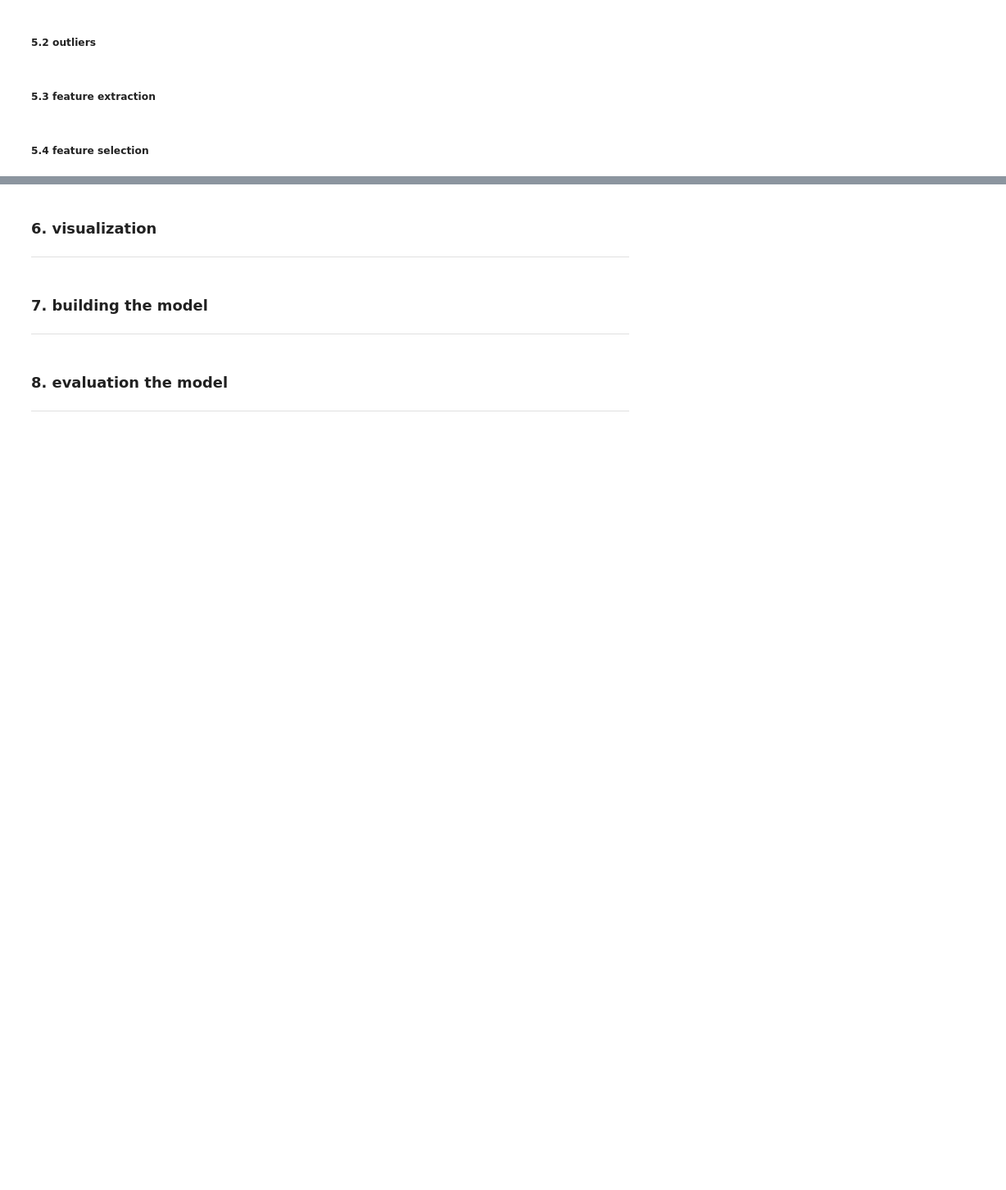
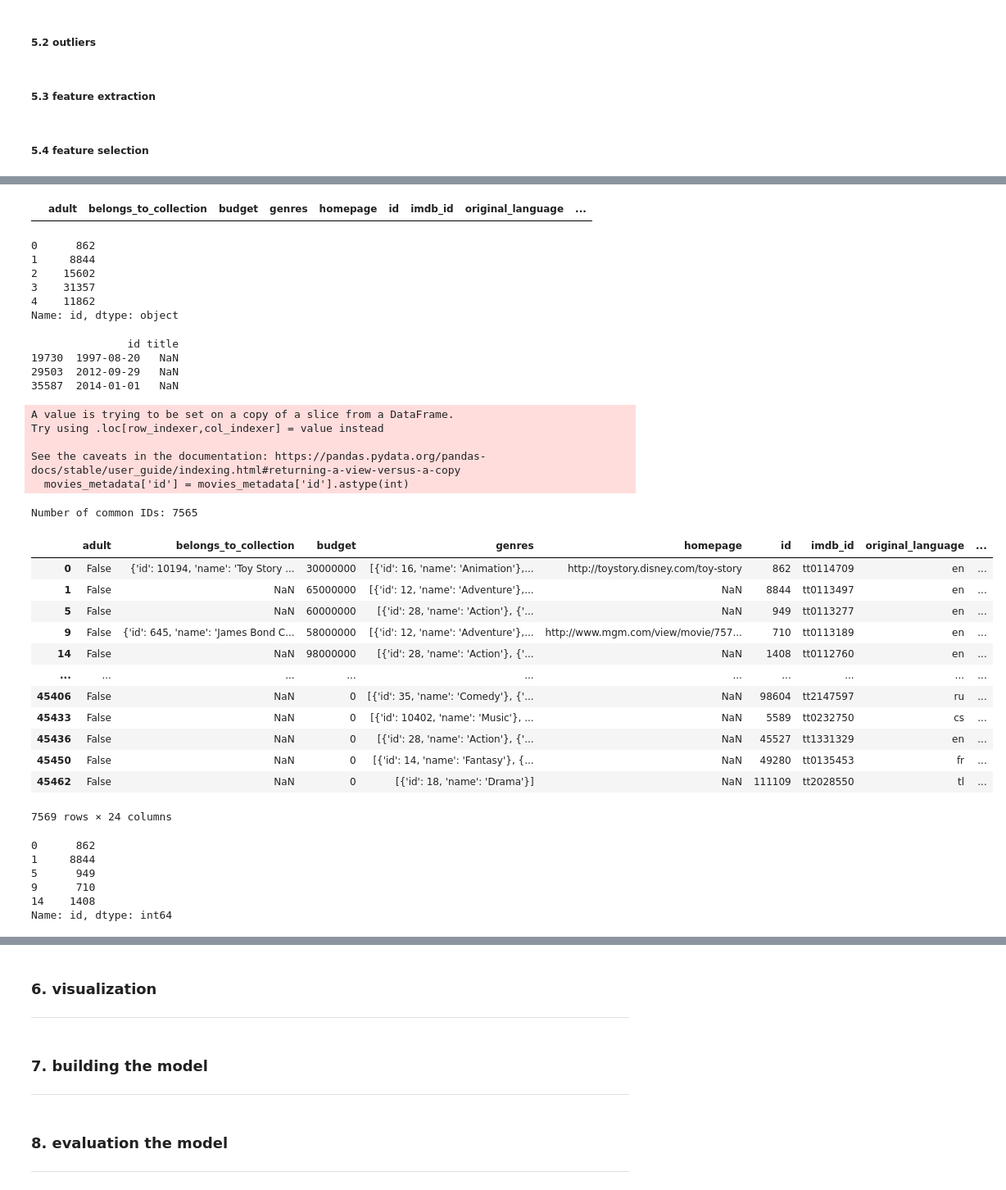
Before and after one commit to ahmedferganey/Machine_Learning_Projects, a Jupyter notebook: ApplicationML3.ipynb, the cells around one changed output, grey strips where cells are left out. Shown: that part at 82% size. Cells and saved outputs as stored; diff of their text form; code cells hidden in the pictures; blank space fills up the shorter version.

```diff
--- a/ApplicationML3.ipynb
+++ b/ApplicationML3.ipynb
@@ -121,0 +438,3 @@ ___
+# %%
+CommonIDList= list(set(CList).intersection(KList).intersection(LList).intersection(MList).intersection(RList))
+len(CommonIDList)
@@ -129,0 +496,3 @@ ___
+# %%
+CommonIDList = [int(i) for i in CommonIDList]
+CommonIDList
@@ -129,0 +581,62 @@ ___
+# %%
+Final_Movies_metadata.head()
+# %% [output]
+|  | adult | belongs_to_collection | budget | genres | homepage | id | imdb_id | original_language | ... |
+# %%
+print(movies_metadata['id'].head())  # Print the first few IDs in movies_metadata
+# %% [output]
+0      862
+1     8844
+2    15602
+3    31357
+4    11862
+Name: id, dtype: object
+# %%
+non_numeric_ids = movies_metadata[~movies_metadata['id'].str.isnumeric()]
+print(non_numeric_ids[['id', 'title']])
+# %% [output]
+               id title
+19730  1997-08-20   NaN
+29503  2012-09-29   NaN
+35587  2014-01-01   NaN
+# %%
+movies_metadata = movies_metadata[movies_metadata['id'].str.isnumeric()]
+# %%
+movies_metadata['id'] = movies_metadata['id'].astype(int)
+# %% [output]
+A value is trying to be set on a copy of a slice from a DataFrame.
+Try using .loc[row_indexer,col_indexer] = value instead
+
+See the caveats in the documentation: https://pandas.pydata.org/pandas-docs/stable/user_guide/indexing.html#returning-a-view-versus-a-copy
+  movies_metadata['id'] = movies_metadata['id'].astype(int)
+# %%
+common_ids_in_metadata = set(CommonIDList) & set(movies_metadata['id'].tolist())
+print(f'Number of common IDs: {len(common_ids_in_metadata)}')
+
+# Filter the movies_metadata based on CommonIDList
+Final_Movies_metadata = movies_metadata[movies_metadata['id'].isin(CommonIDList)]
+Final_Movies_metadata
+# %% [output]
+Number of common IDs: 7565
+|  | adult | belongs_to_collection | budget | genres | homepage | id | imdb_id | original_language | ... |
+| 0 | False | {'id': 10194, 'name': 'Toy Story ... | 30000000 | [{'id': 16, 'name': 'Animation'},... | http://toystory.disney.com/toy-story | 862 | tt0114709 | en | ... |
+| 1 | False | NaN | 65000000 | [{'id': 12, 'name': 'Adventure'},... | NaN | 8844 | tt0113497 | en | ... |
+| 5 | False | NaN | 60000000 | [{'id': 28, 'name': 'Action'}, {'... | NaN | 949 | tt0113277 | en | ... |
+| 9 | False | {'id': 645, 'name': 'James Bond C... | 58000000 | [{'id': 12, 'name': 'Adventure'},... | http://www.mgm.com/view/movie/757... | 710 | tt0113189 | en | ... |
+| 14 | False | NaN | 98000000 | [{'id': 28, 'name': 'Action'}, {'... | NaN | 1408 | tt0112760 | en | ... |
+| ... | ... | ... | ... | ... | ... | ... | ... | ... | ... |
+| 45406 | False | NaN | 0 | [{'id': 35, 'name': 'Comedy'}, {'... | NaN | 98604 | tt2147597 | ru | ... |
+| 45433 | False | NaN | 0 | [{'id': 10402, 'name': 'Music'}, ... | NaN | 5589 | tt0232750 | cs | ... |
+| 45436 | False | NaN | 0 | [{'id': 28, 'name': 'Action'}, {'... | NaN | 45527 | tt1331329 | en | ... |
+| 45450 | False | NaN | 0 | [{'id': 14, 'name': 'Fantasy'}, {... | NaN | 49280 | tt0135453 | fr | ... |
+| 45462 | False | NaN | 0 | [{'id': 18, 'name': 'Drama'}] | NaN | 111109 | tt2028550 | tl | ... |
+7569 rows × 24 columns
+# %%
+print(Final_Movies_metadata['id'].head())
+# %% [output]
+0      862
+1     8844
+5      949
+9      710
+14    1408
+Name: id, dtype: int64
```
Also changed, not shown: parts of 53 cells of this notebook.
